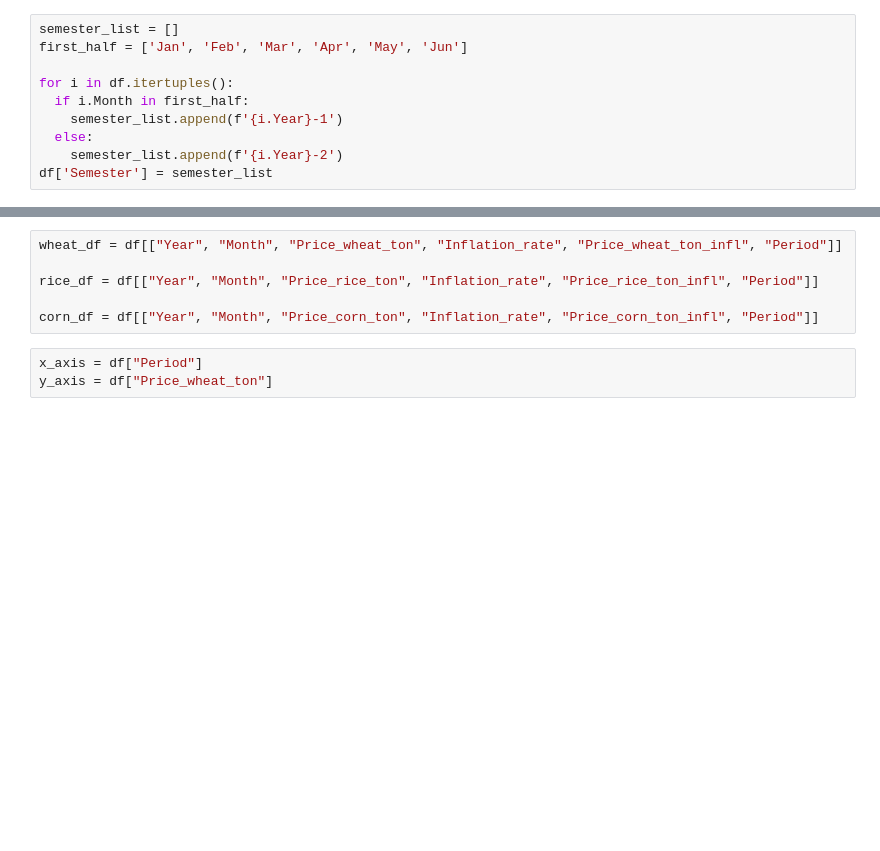
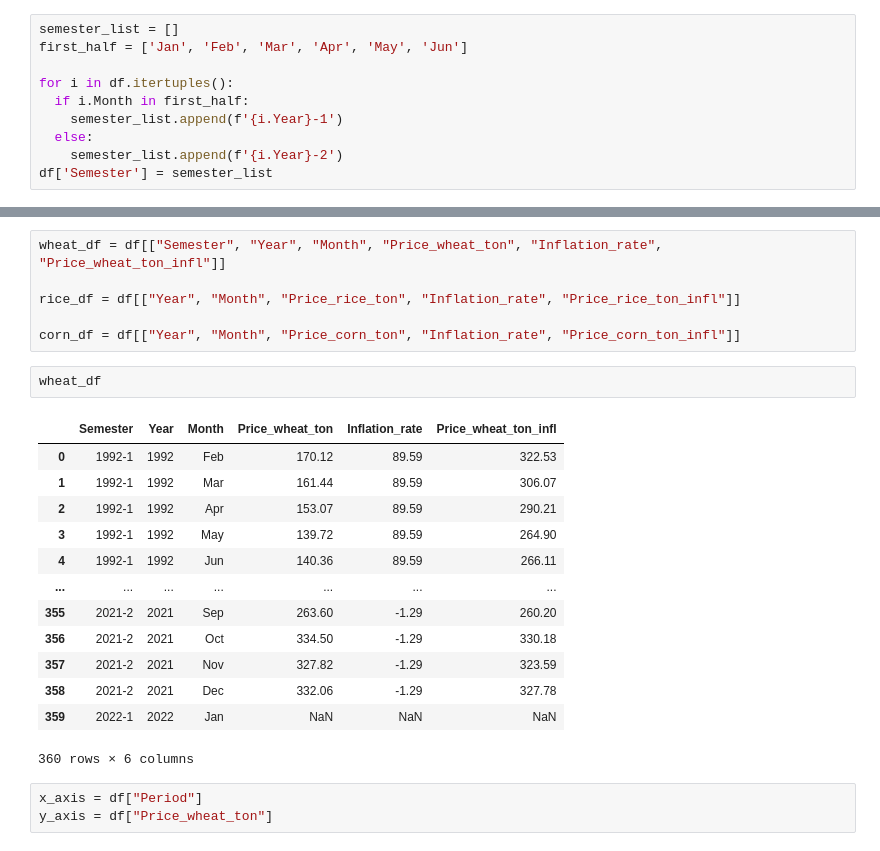
Before and after one commit to SANTOSTAVARES/cerial-prices-changes-within-last-30-years, a Jupyter notebook: rice_beef_coffee_price_changes.ipynb, the cells around one changed output, grey strips where cells are left out. Saved outputs shown, nothing was run; the diff lists cells and outputs as text; blank space fills up the shorter version.

```diff
--- a/rice_beef_coffee_price_changes.ipynb
+++ b/rice_beef_coffee_price_changes.ipynb
@@ -37,9 +38,25 @@ df
 # %%
-wheat_df = df[["Year", "Month", "Price_wheat_ton", "Inflation_rate", "Price_wheat_ton_infl", "Period"]]
+wheat_df = df[["Semester", "Year", "Month", "Price_wheat_ton", "Inflation_rate", "Price_wheat_ton_infl"]]
 
-rice_df = df[["Year", "Month", "Price_rice_ton", "Inflation_rate", "Price_rice_ton_infl", "Period"]]
+rice_df = df[["Year", "Month", "Price_rice_ton", "Inflation_rate", "Price_rice_ton_infl"]]
 
-corn_df = df[["Year", "Month", "Price_corn_ton", "Inflation_rate", "Price_corn_ton_infl", "Period"]]
+corn_df = df[["Year", "Month", "Price_corn_ton", "Inflation_rate", "Price_corn_ton_infl"]]
+# %%
+wheat_df
+# %% [output]
+|  | Semester | Year | Month | Price_wheat_ton | Inflation_rate | Price_wheat_ton_infl |
+| 0 | 1992-1 | 1992 | Feb | 170.12 | 89.59 | 322.53 |
+| 1 | 1992-1 | 1992 | Mar | 161.44 | 89.59 | 306.07 |
+| 2 | 1992-1 | 1992 | Apr | 153.07 | 89.59 | 290.21 |
+| 3 | 1992-1 | 1992 | May | 139.72 | 89.59 | 264.90 |
+| 4 | 1992-1 | 1992 | Jun | 140.36 | 89.59 | 266.11 |
+| ... | ... | ... | ... | ... | ... | ... |
+| 355 | 2021-2 | 2021 | Sep | 263.60 | -1.29 | 260.20 |
+| 356 | 2021-2 | 2021 | Oct | 334.50 | -1.29 | 330.18 |
+| 357 | 2021-2 | 2021 | Nov | 327.82 | -1.29 | 323.59 |
+| 358 | 2021-2 | 2021 | Dec | 332.06 | -1.29 | 327.78 |
+| 359 | 2022-1 | 2022 | Jan | NaN | NaN | NaN |
+360 rows × 6 columns
 # %%
 x_axis = df["Period"]
 y_axis = df["Price_wheat_ton"]
```
Also changed, not shown: parts of 2 cells of this notebook.
